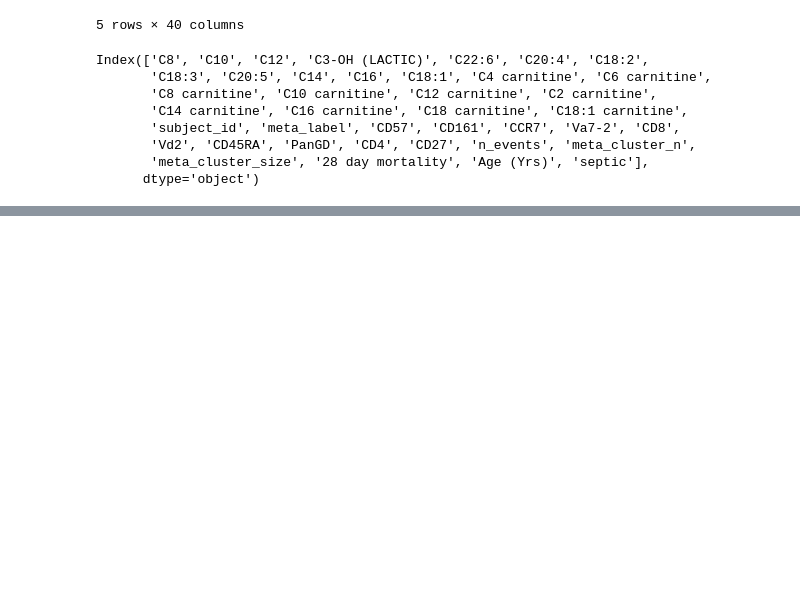
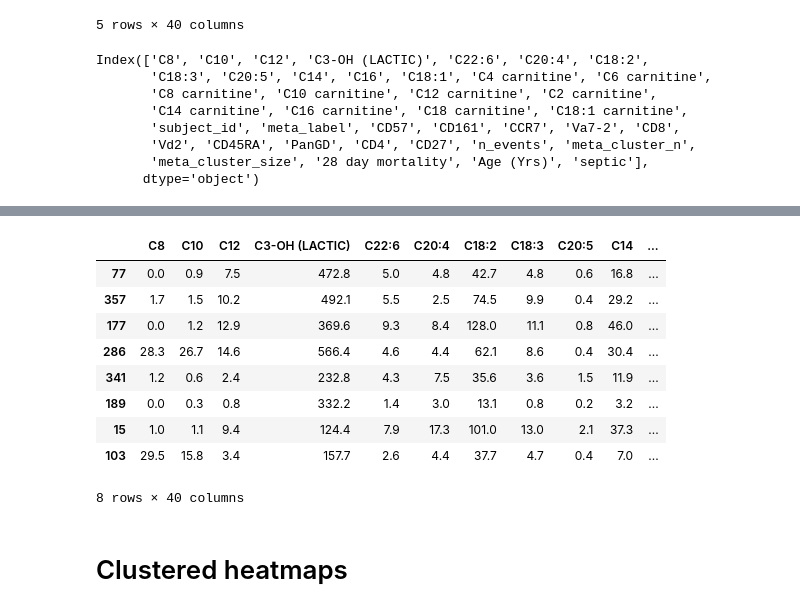
Before and after one commit to burtonrj/CytoPyLite, a Jupyter notebook: Example Notebook.ipynb, the cells around one changed output, grey strips where cells are left out. Drawn from its saved outputs; the diff is of its cells as text; code cells hidden in the pictures; blank space fills up the shorter version.

```diff
--- a/Example Notebook.ipynb
+++ b/Example Notebook.ipynb
@@ -32,0 +73,2 @@ Index(['C8', 'C10', 'C12', 'C3-OH (LACTIC)', 'C22:6', 'C20:4', 'C18:2',
+# %%
+small_example = data.sample(10)
@@ -32,0 +121,15 @@ Index(['C8', 'C10', 'C12', 'C3-OH (LACTIC)', 'C22:6', 'C20:4', 'C18:2',
+# %%
+small_example[(small_example.septic == True) | (small_example["C22:6"] < 5)]
+# %% [output]
+|  | C8 | C10 | C12 | C3-OH (LACTIC) | C22:6 | C20:4 | C18:2 | C18:3 | C20:5 | C14 | ... |
+| 77 | 0.0 | 0.9 | 7.5 | 472.8 | 5.0 | 4.8 | 42.7 | 4.8 | 0.6 | 16.8 | ... |
+| 357 | 1.7 | 1.5 | 10.2 | 492.1 | 5.5 | 2.5 | 74.5 | 9.9 | 0.4 | 29.2 | ... |
+| 177 | 0.0 | 1.2 | 12.9 | 369.6 | 9.3 | 8.4 | 128.0 | 11.1 | 0.8 | 46.0 | ... |
+| 286 | 28.3 | 26.7 | 14.6 | 566.4 | 4.6 | 4.4 | 62.1 | 8.6 | 0.4 | 30.4 | ... |
+| 341 | 1.2 | 0.6 | 2.4 | 232.8 | 4.3 | 7.5 | 35.6 | 3.6 | 1.5 | 11.9 | ... |
+| 189 | 0.0 | 0.3 | 0.8 | 332.2 | 1.4 | 3.0 | 13.1 | 0.8 | 0.2 | 3.2 | ... |
+| 15 | 1.0 | 1.1 | 9.4 | 124.4 | 7.9 | 17.3 | 101.0 | 13.0 | 2.1 | 37.3 | ... |
+| 103 | 29.5 | 15.8 | 3.4 | 157.7 | 2.6 | 4.4 | 37.7 | 4.7 | 0.4 | 7.0 | ... |
+8 rows × 40 columns
+# %% [markdown]
+<h1>Clustered heatmaps</h1>
```
Also changed, not shown: parts of 33 cells of this notebook, 2 other files.
